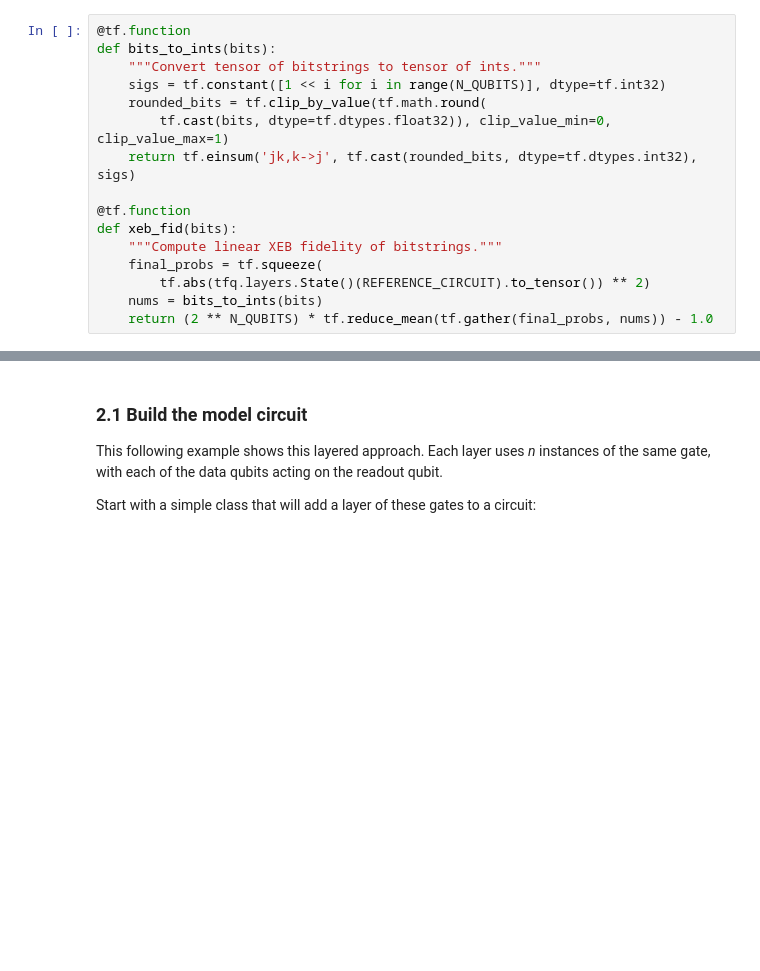
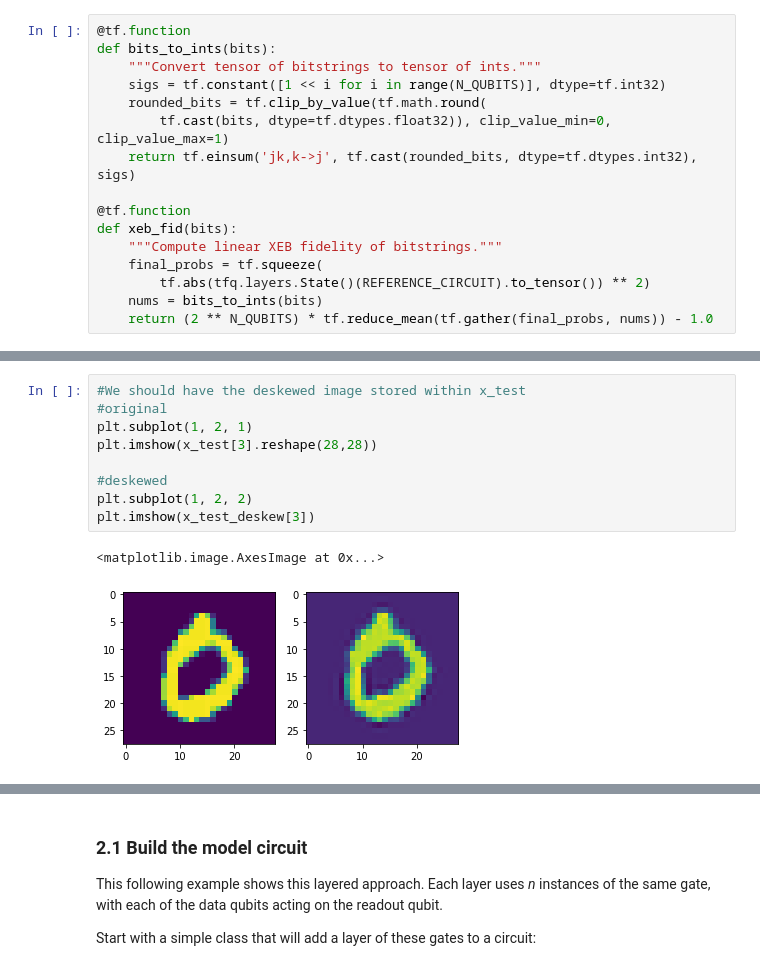
Before and after one commit to rryoung98/CS230_quantum_dropout, a Jupyter notebook: mnist-schuld.ipynb, the cells around one changed output, grey strips where cells are left out. Saved outputs shown, nothing was run; the diff lists cells and outputs as text; blank space fills up the shorter version.

```diff
--- a/mnist-schuld.ipynb
+++ b/mnist-schuld.ipynb
@@ -298,0 +439,12 @@ def xeb_fid(bits):
+# %%
+#We should have the deskewed image stored within x_test
+#original
+plt.subplot(1, 2, 1)
+plt.imshow(x_test[3].reshape(28,28))
+
+#deskewed
+plt.subplot(1, 2, 2)
+plt.imshow(x_test_deskew[3])
+# %% [output]
+<matplotlib.image.AxesImage at 0x...>
+[figure, added]
```
Also changed, not shown: parts of 22 cells of this notebook, 3 other files.
